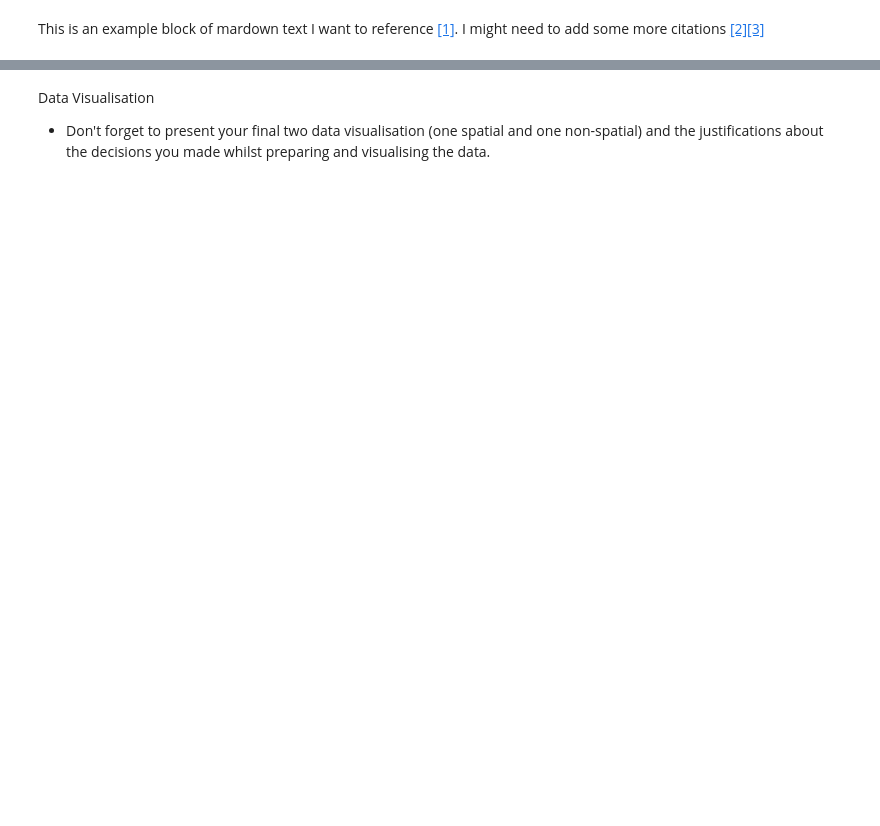
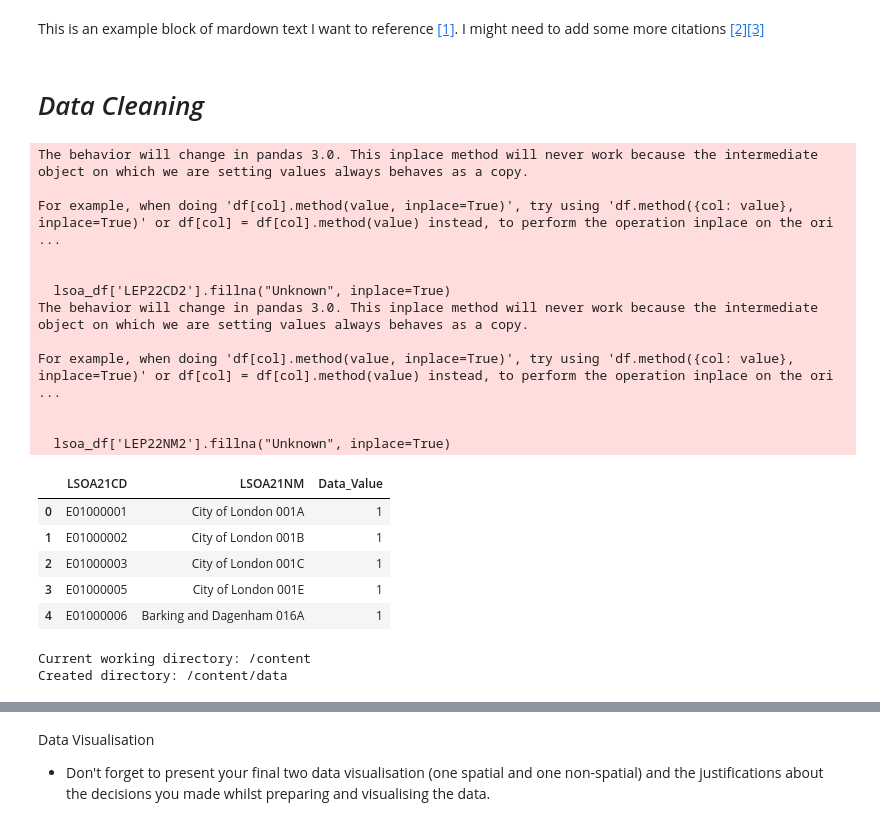
Before and after one commit to deeptanghosh02/GEOG5990M_Deeptanshu-Ghosh, a Jupyter notebook: notebooks/assignment_templates/GEOG5990M_Final_Project_template.ipynb, the cells around one changed output, grey strips where cells are left out. Saved outputs shown, nothing was run; the diff lists cells and outputs as text; code cells hidden in the pictures; blank space fills up the shorter version.

```diff
--- a/notebooks/assignment_templates/GEOG5990M_Final_Project_template.ipynb
+++ b/notebooks/assignment_templates/GEOG5990M_Final_Project_template.ipynb
@@ -11,2 +76,62 @@ import geopandas as gpd
 # %% [markdown]
 This is an example block of mardown text I want to reference <a href="#ref1">[1]</a>. I might need to add some more citations <a href="#ref2">[2]</a><a href="#ref2">[3]</a>
+# %% [markdown]
+# *Data Cleaning*
+# %%
+# Fill missing values in 'LEP22CD2' and 'LEP22NM2' with "Unknown"
+lsoa_df['LEP22CD2'].fillna("Unknown", inplace=True)
+lsoa_df['LEP22NM2'].fillna("Unknown", inplace=True)
+
+# Select relevant columns for choropleth map
+# Since there is no geographic information, use LSOA code and create a placeholder value column
+choropleth_df = lsoa_df[['LSOA21CD', 'LSOA21NM']].copy()
+
+# Create a placeholder data value column (all 1s for demonstration)
+choropleth_df['Data_Value'] = 1
+
+display(choropleth_df.head())
+
+# Fill missing values in 'LEP22CD2' and 'LEP22NM2' with "Unknown" without chained assignment
+lsoa_df['LEP22CD2'] = lsoa_df['LEP22CD2'].fillna("Unknown")
+lsoa_df['LEP22NM2'] = lsoa_df['LEP22NM2'].fillna("Unknown")
+
+# Select relevant columns for choropleth map
+# Since there is no geographic information, use LSOA code and create a placeholder value column
+choropleth_df = lsoa_df[['LSOA21CD', 'LSOA21NM']].copy()
+
+# Create a placeholder data value column (all 1s for demonstration)
+choropleth_df['Data_Value'] = 1
+
+# Get the absolute path to the current directory
+current_dir = os.getcwd()
+print(f"Current working directory: {current_dir}")
+
+# Construct the absolute path to the data file
+# Added a check for the existence of the "data" directory.
+data_dir = os.path.join(current_dir, "data")
+if not os.path.exists(data_dir):
+    os.makedirs(data_dir) # Create the directory if it doesn't exist.
+    print(f"Created directory: {data_dir}")
+
+data_file_path = os.path.join(data_dir, "lsoa_boundaries.geojson")
+# %% [output]
+The behavior will change in pandas 3.0. This inplace method will never work because the intermediate object on which we are setting values always behaves as a copy.
+
+For example, when doing 'df[col].method(value, inplace=True)', try using 'df.method({col: value}, inplace=True)' or df[col] = df[col].method(value) instead, to perform the operation inplace on the ori ...
+
+
+  lsoa_df['LEP22CD2'].fillna("Unknown", inplace=True)
+The behavior will change in pandas 3.0. This inplace method will never work because the intermediate object on which we are setting values always behaves as a copy.
+
+For example, when doing 'df[col].method(value, inplace=True)', try using 'df.method({col: value}, inplace=True)' or df[col] = df[col].method(value) instead, to perform the operation inplace on the ori ...
+
+
+  lsoa_df['LEP22NM2'].fillna("Unknown", inplace=True)
+|  | LSOA21CD | LSOA21NM | Data_Value |
+| 0 | E01000001 | City of London 001A | 1 |
+| 1 | E01000002 | City of London 001B | 1 |
+| 2 | E01000003 | City of London 001C | 1 |
+| 3 | E01000005 | City of London 001E | 1 |
+| 4 | E01000006 | Barking and Dagenham 016A | 1 |
+Current working directory: /content
+Created directory: /content/data
```
Also changed, not shown: parts of 9 cells of this notebook.
